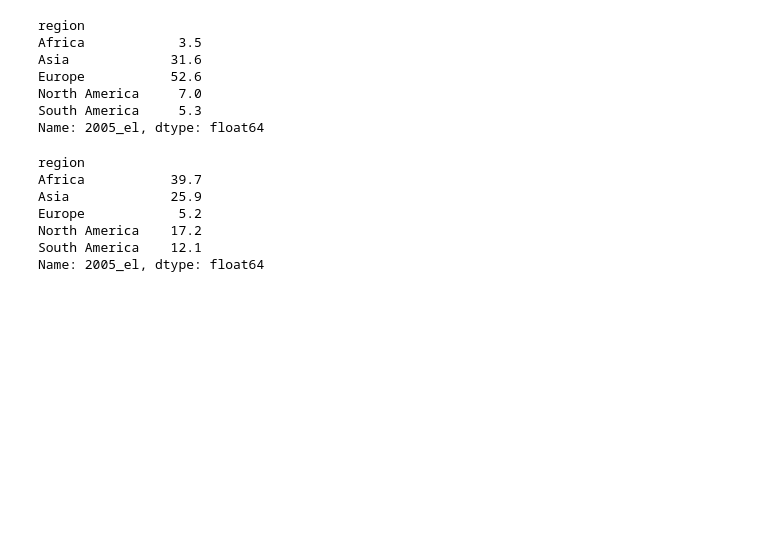
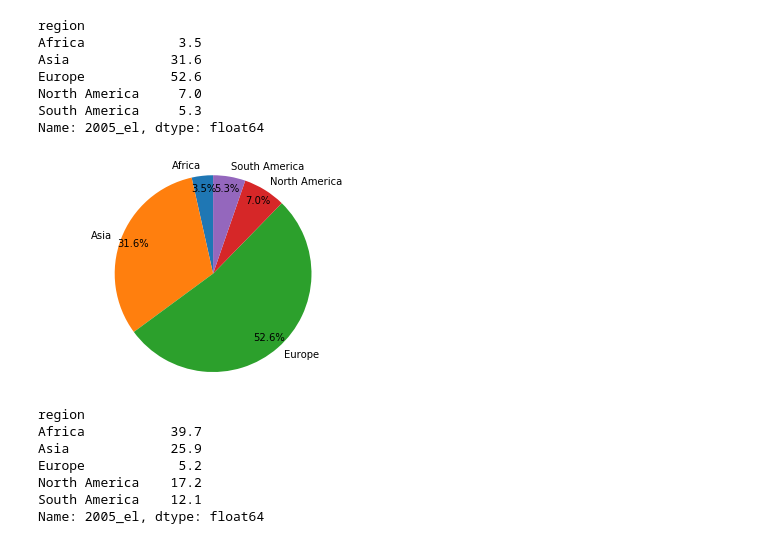
Before and after one commit to Kamila-Hamalcikova/Different-electricity-consumption-in-different-regions, a Jupyter notebook: Electricity consumption in different regions of the world.ipynb, the cells around one changed output. Drawn from its saved outputs; the diff is of its cells as text; code cells hidden in the pictures; blank space fills up the shorter version.

Commit message:
clearer pie chart visualization added

```diff
--- a/Electricity consumption in different regions of the world.ipynb
+++ b/Electricity consumption in different regions of the world.ipynb
@@ -578,7 +578,8 @@ Name: 2005_el, dtype: float64
 # %% [markdown]
 >Or percentages of regional share within high or low electricity consumption groups
 # %%
-round(((high_energy_2005.groupby('region')['2005_el'].count()) / (high_energy_2005.groupby('region')['2005_el'].count().sum())*100), 1)
+pct_high = round(((high_energy_2005.groupby('region')['2005_el'].count()) / (high_energy_2005.groupby('region')['2005_el'].count().sum())*100), 1)
+pct_high
 # %% [output]
 region
 Africa            3.5
@@ -587,4 +588,13 @@ Europe           52.6
 North America     7.0
 South America     5.3
 Name: 2005_el, dtype: float64
+# %%
+labels = list(pct_high.index)
+sizes = list(pct_high.values)
+plt.pie(sizes, labels=labels, autopct='%1.1f%%', startangle=90, pctdistance = 0.87) # startangle to start on 12 o'clock.
+plt.axis('equal')  # equal aspect ratio ensures that pie is drawn as a circle.
+
+plt.show()
+# %% [output]
+[figure, added]
 # %%
```
Also changed, not shown: parts of 2 cells of this notebook.
